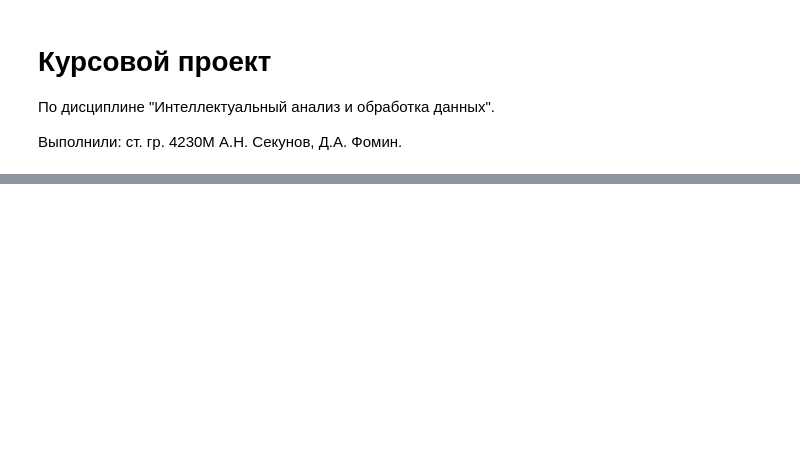
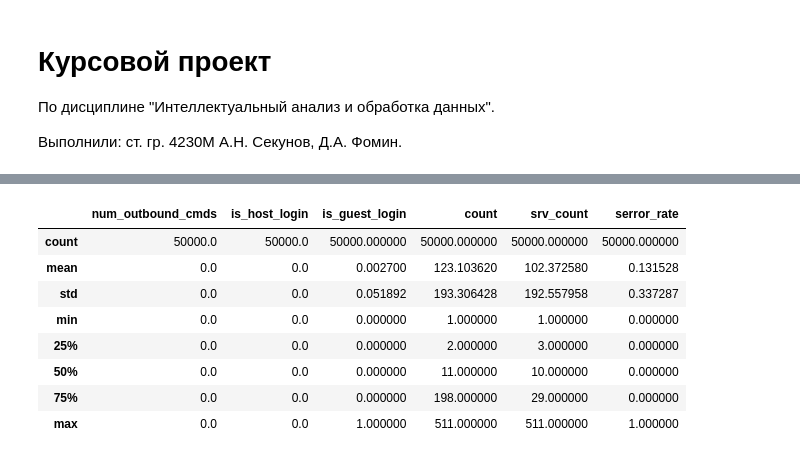
Before and after one commit to Demetrey/DMaP, a Jupyter notebook: CP/CP.ipynb, the cells around one changed output, grey strips where cells are left out. Saved outputs shown, nothing was run; the diff lists cells and outputs as text; code cells hidden in the pictures; blank space fills up the shorter version.

```diff
--- a/CP/CP.ipynb
+++ b/CP/CP.ipynb
@@ -102,0 +297,12 @@ data.head()
+# %%
+data_50k.describe().iloc[:,16:22]
+# %% [output]
+|  | num_outbound_cmds | is_host_login | is_guest_login | count | srv_count | serror_rate |
+| count | 50000.0 | 50000.0 | 50000.000000 | 50000.000000 | 50000.000000 | 50000.000000 |
+| mean | 0.0 | 0.0 | 0.002700 | 123.103620 | 102.372580 | 0.131528 |
+| std | 0.0 | 0.0 | 0.051892 | 193.306428 | 192.557958 | 0.337287 |
+| min | 0.0 | 0.0 | 0.000000 | 1.000000 | 1.000000 | 0.000000 |
+| 25% | 0.0 | 0.0 | 0.000000 | 2.000000 | 3.000000 | 0.000000 |
+| 50% | 0.0 | 0.0 | 0.000000 | 11.000000 | 10.000000 | 0.000000 |
+| 75% | 0.0 | 0.0 | 0.000000 | 198.000000 | 29.000000 | 0.000000 |
+| max | 0.0 | 0.0 | 1.000000 | 511.000000 | 511.000000 | 1.000000 |
```
Also changed, not shown: parts of 52 cells of this notebook.
